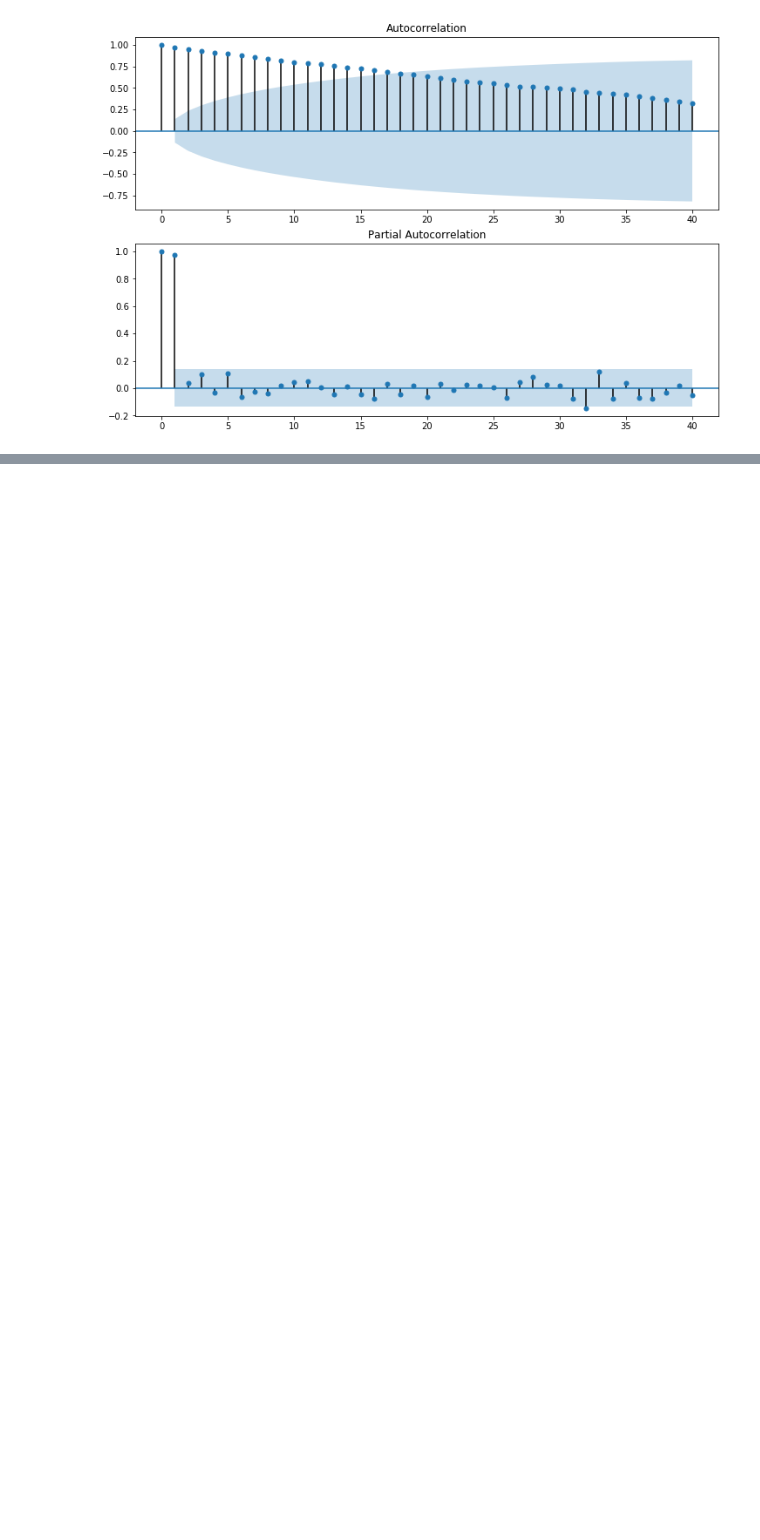
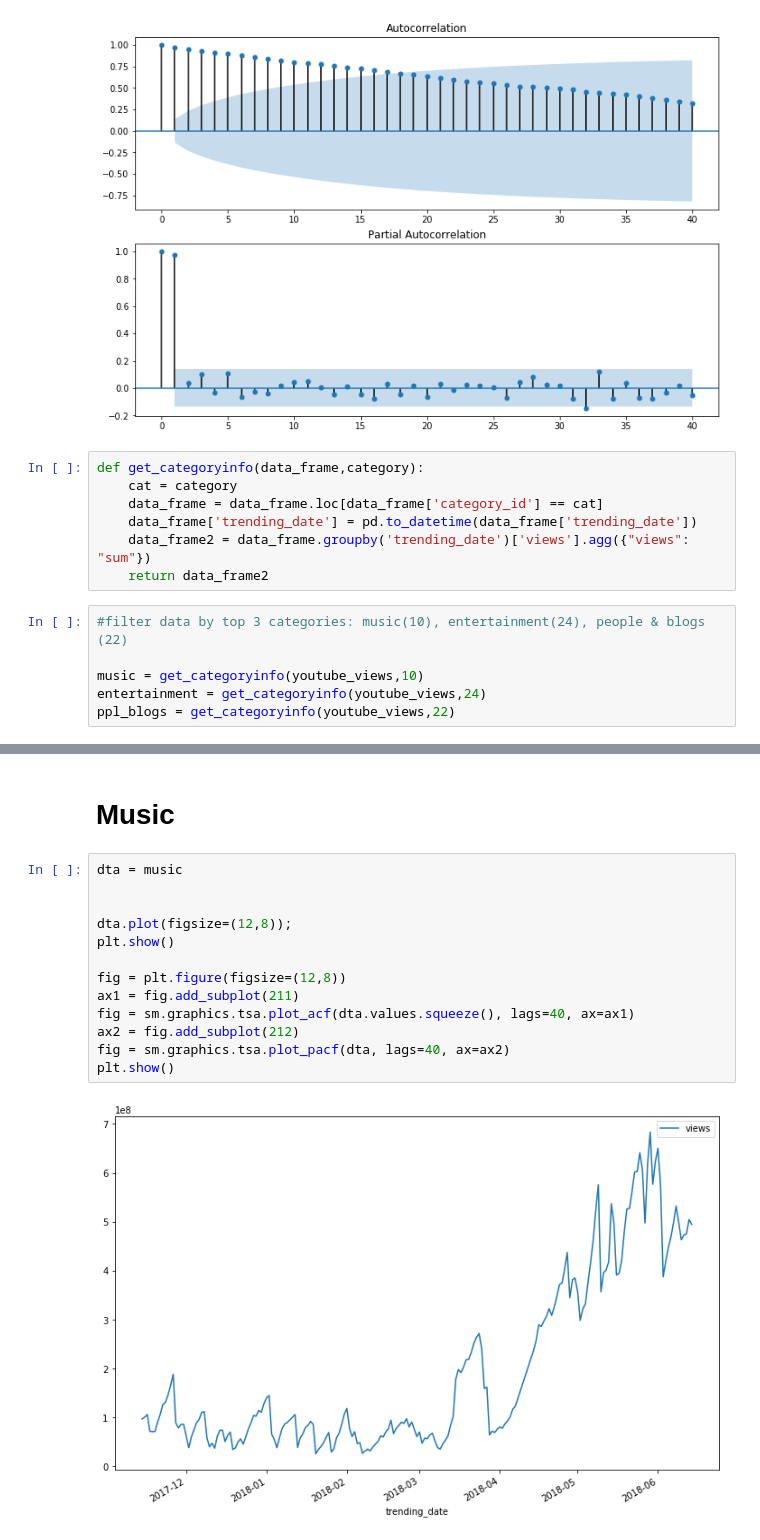
Before and after one commit to srive326/Youtube-forecasting, a Jupyter notebook: Youtube Data-Copy1.ipynb, the cells around one changed output, grey strips where cells are left out. Drawn from its saved outputs; the diff is of its cells as text; blank space fills up the shorter version.

Commit message:
generated plots for 3 different categories

```diff
--- a/Youtube Data-Copy1.ipynb
+++ b/Youtube Data-Copy1.ipynb
@@ -81,3 +64,16 @@ plt.show()
 # %% [output]
 [figure]
 [figure]
+# %%
+def get_categoryinfo(data_frame,category):
+    cat = category
+    data_frame = data_frame.loc[data_frame['category_id'] == cat]
+    data_frame['trending_date'] = pd.to_datetime(data_frame['trending_date'])
+    data_frame2 = data_frame.groupby('trending_date')['views'].agg({"views": "sum"})
+    return data_frame2
+# %%
+#filter data by top 3 categories: music(10), entertainment(24), people & blogs (22)
+
+music = get_categoryinfo(youtube_views,10)
+entertainment = get_categoryinfo(youtube_views,24)
+ppl_blogs = get_categoryinfo(youtube_views,22)
@@ -83,0 +88,17 @@ plt.show()
+# %% [markdown]
+# Music
+# %%
+dta = music
+
+
+dta.plot(figsize=(12,8));
+plt.show()
+
+fig = plt.figure(figsize=(12,8))
+ax1 = fig.add_subplot(211)
+fig = sm.graphics.tsa.plot_acf(dta.values.squeeze(), lags=40, ax=ax1)
+ax2 = fig.add_subplot(212)
+fig = sm.graphics.tsa.plot_pacf(dta, lags=40, ax=ax2)
+plt.show()
+# %% [output]
+[figure, added]
```
Also changed, not shown: parts of 8 cells of this notebook.
